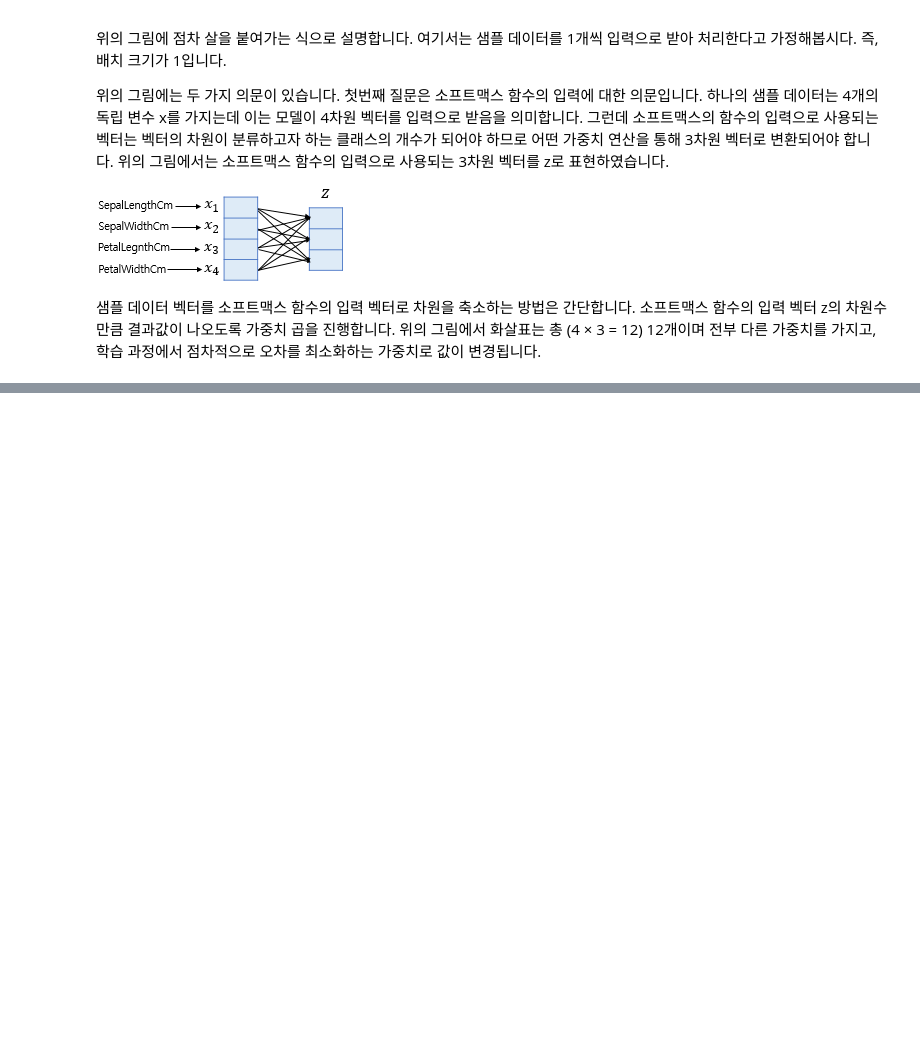
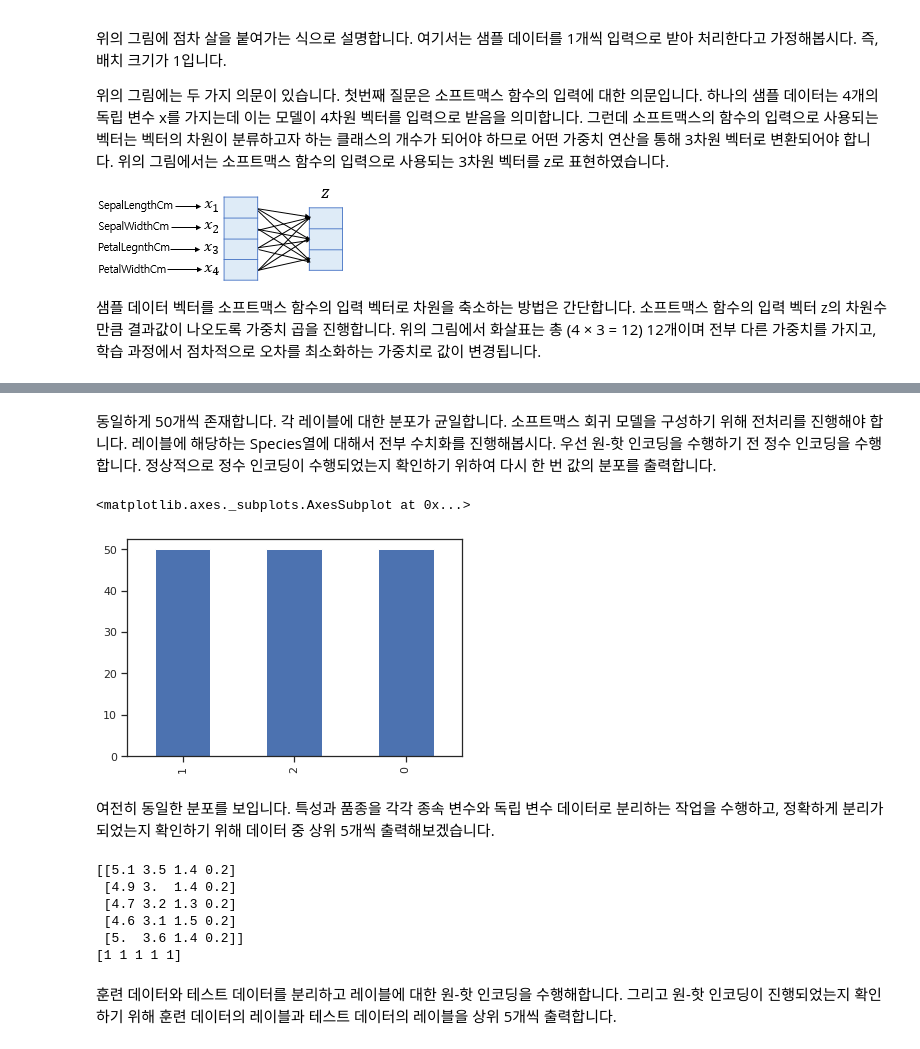
Before and after one commit to spacemaninSeoul/DLbasic, a Jupyter notebook: machine_learning_summary.ipynb, the cells around one changed output, grey strips where cells are left out. Cells and saved outputs as stored; diff of their text form; code cells hidden in the pictures; blank space fills up the shorter version.

```diff
--- a/machine_learning_summary.ipynb
+++ b/machine_learning_summary.ipynb
@@ -1191,0 +1379,29 @@ p3은 versicolor가 정답일 확률로 고려하고자 합니다. 그렇다면
+# %% [markdown]
+동일하게 50개씩 존재합니다. 각 레이블에 대한 분포가 균일합니다. 소프트맥스 회귀 모델을 구성하기 위해 전처리를 진행해야 합니다. 레이블에 해당하는 Species열에 대해서 전부 수치화를 진행해봅시다. 우선 원-핫 인코딩을 수행하기 전 정수 인코딩을 수행합니다. 정상적으로 정수 인코딩이 수행되었는지 확인하기 위하여 다시 한 번 값의 분포를 출력합니다.
+# %%
+# Iris-virginica는 0, Iris-setosa는 1, Iris-versicolor는 2가 됨.
+data['Species'] = data['Species'].replace(['Iris-virginica','Iris-setosa','Iris-versicolor'], [0, 1, 2])
+data['Species'].value_counts().plot(kind='bar')
+# %% [output]
+<matplotlib.axes._subplots.AxesSubplot at 0x...>
+[figure, added]
+# %% [markdown]
+여전히 동일한 분포를 보입니다. 특성과 품종을 각각 종속 변수와 독립 변수 데이터로 분리하는 작업을 수행하고, 정확하게 분리가 되었는지 확인하기 위해 데이터 중 상위 5개씩 출력해보겠습니다.
+# %%
+# X 데이터. 특성은 총 4개.
+data_X = data[['SepalLengthCm', 'SepalWidthCm', 'PetalLengthCm', 'PetalWidthCm']].values
+
+# Y 데이터. 예측 대상.
+data_y = data['Species'].values
+
+print(data_X[:5])
+print(data_y[:5])
+# %% [output]
+[[5.1 3.5 1.4 0.2]
+ [4.9 3.  1.4 0.2]
+ [4.7 3.2 1.3 0.2]
+ [4.6 3.1 1.5 0.2]
+ [5.  3.6 1.4 0.2]]
+[1 1 1 1 1]
+# %% [markdown]
+훈련 데이터와 테스트 데이터를 분리하고 레이블에 대한 원-핫 인코딩을 수행해합니다. 그리고 원-핫 인코딩이 진행되었는지 확인하기 위해 훈련 데이터의 레이블과 테스트 데이터의 레이블을 상위 5개씩 출력합니다.
```
Also changed, not shown: parts of 30 cells of this notebook.
